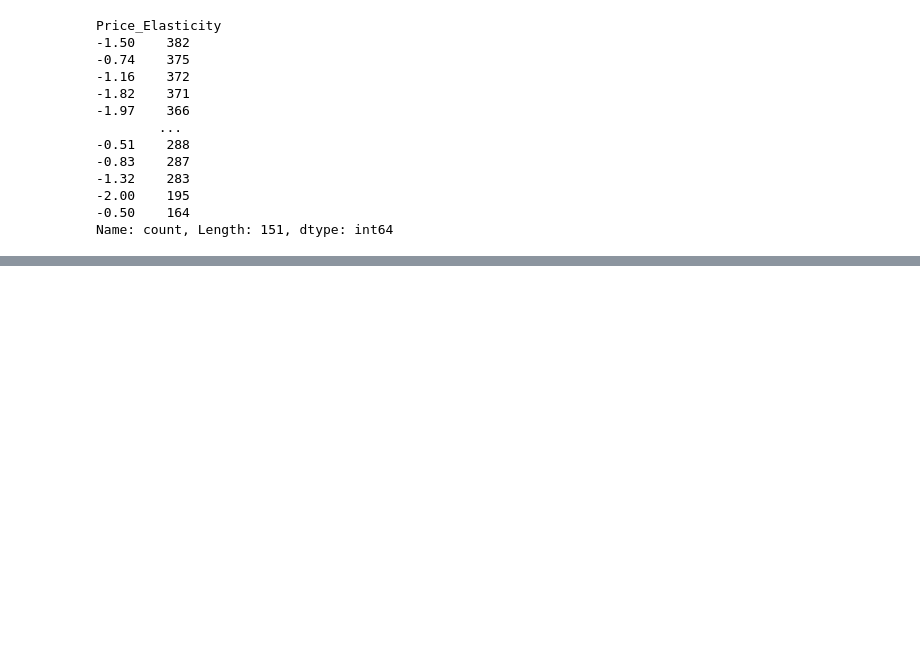
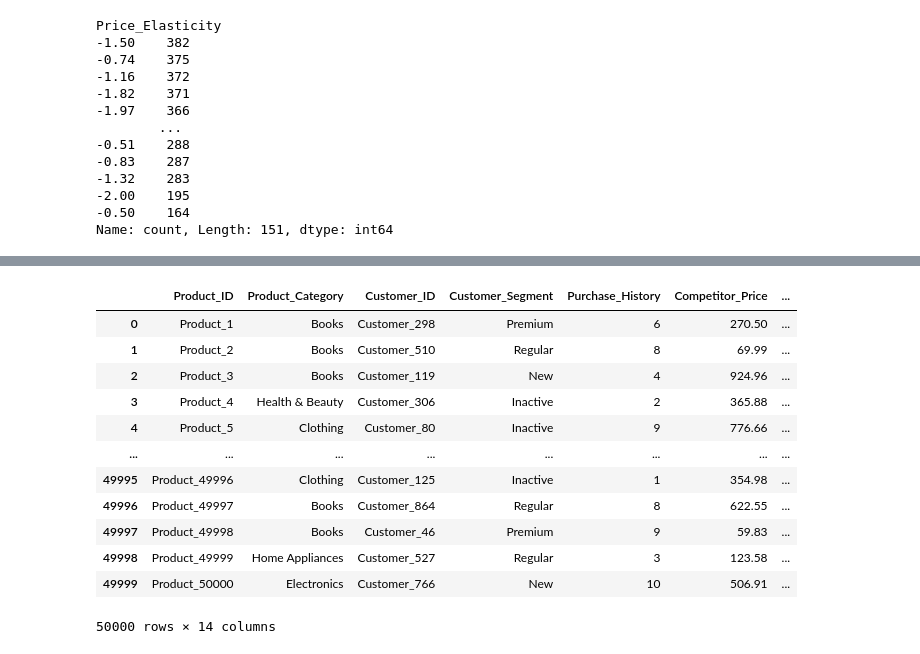
Before and after one commit to theraghavjuneja/dynamic_price, a Jupyter notebook: code.ipynb, the cells around one changed output, grey strips where cells are left out. Cells and saved outputs as stored; diff of their text form; code cells hidden in the pictures; blank space fills up the shorter version.

```diff
--- a/code.ipynb
+++ b/code.ipynb
@@ -218,0 +309,18 @@ Name: count, Length: 151, dtype: int64
+# %%
+df2=df.drop(columns=['Timestamp'])
+# %%
+df2
+# %% [output]
+|  | Product_ID | Product_Category | Customer_ID | Customer_Segment | Purchase_History | Competitor_Price | ... |
+| 0 | Product_1 | Books | Customer_298 | Premium | 6 | 270.50 | ... |
+| 1 | Product_2 | Books | Customer_510 | Regular | 8 | 69.99 | ... |
+| 2 | Product_3 | Books | Customer_119 | New | 4 | 924.96 | ... |
+| 3 | Product_4 | Health & Beauty | Customer_306 | Inactive | 2 | 365.88 | ... |
+| 4 | Product_5 | Clothing | Customer_80 | Inactive | 9 | 776.66 | ... |
+| ... | ... | ... | ... | ... | ... | ... | ... |
+| 49995 | Product_49996 | Clothing | Customer_125 | Inactive | 1 | 354.98 | ... |
+| 49996 | Product_49997 | Books | Customer_864 | Regular | 8 | 622.55 | ... |
+| 49997 | Product_49998 | Books | Customer_46 | Premium | 9 | 59.83 | ... |
+| 49998 | Product_49999 | Home Appliances | Customer_527 | Regular | 3 | 123.58 | ... |
+| 49999 | Product_50000 | Electronics | Customer_766 | New | 10 | 506.91 | ... |
+50000 rows × 14 columns
```
Also changed, not shown: parts of 14 cells of this notebook.
